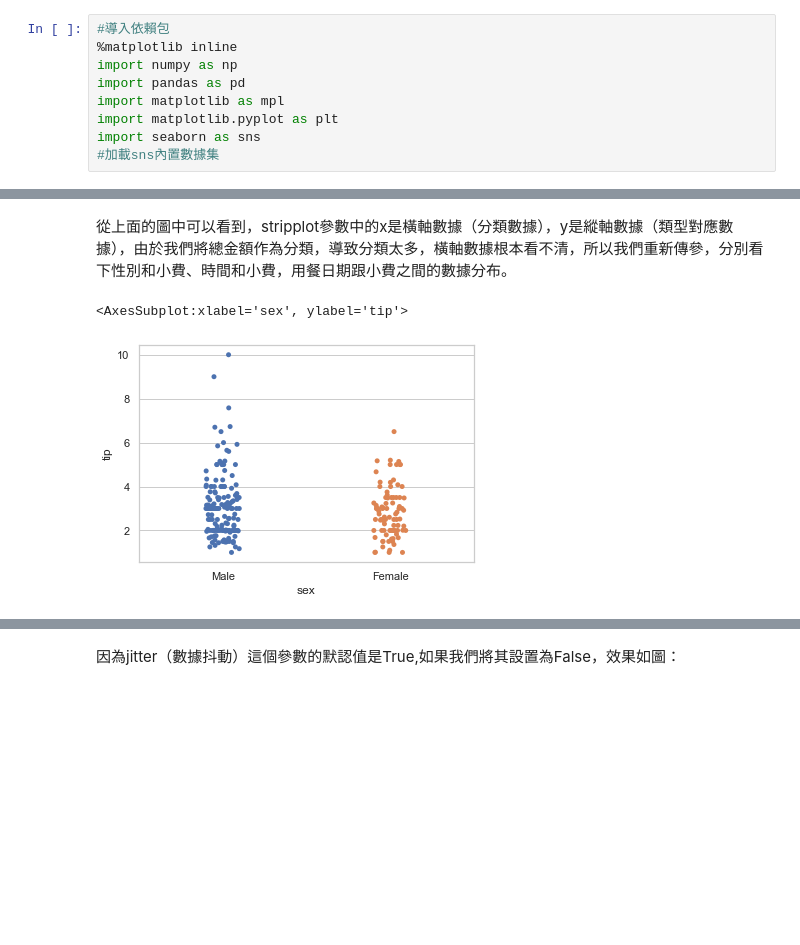
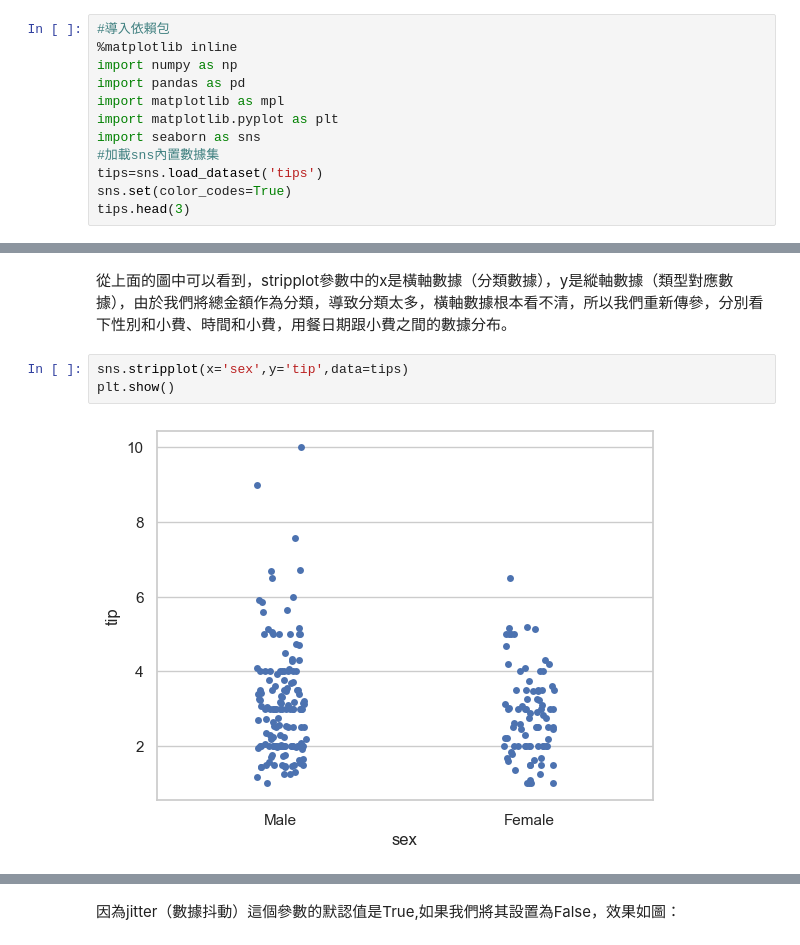
Before and after one commit to mozzaray/IMLP433, a Jupyter notebook: Unit02/2.4.2_Seaborn數據視覺化.ipynb, the cells around one changed output, grey strips where cells are left out. Saved outputs shown, nothing was run; the diff lists cells and outputs as text; blank space fills up the shorter version.

```diff
--- a/Unit02/2.4.2_Seaborn數據視覺化.ipynb
+++ b/Unit02/2.4.2_Seaborn數據視覺化.ipynb
@@ -155,6 +155,9 @@ import matplotlib as mpl
 import matplotlib.pyplot as plt
 import seaborn as sns
 #加載sns內置數據集
+tips=sns.load_dataset('tips')
+sns.set(color_codes=True)
+tips.head(3)
 # %% [output]
 |  | total_bill | tip | sex | smoker | day | time | size |
 | 0 | 16.99 | 1.01 | Female | No | Sun | Dinner | 2 |
@@ -196,7 +205,8 @@ tips = sns.load_dataset("tips")
 # %% [markdown]
 從上面的圖中可以看到，stripplot參數中的x是橫軸數據（分類數據），y是縱軸數據（類型對應數據），由於我們將總金額作為分類，導致分類太多，橫軸數據根本看不清，所以我們重新傳參，分別看下性別和小費、時間和小費，用餐日期跟小費之間的數據分布。
 # %%
+sns.stripplot(x='sex',y='tip',data=tips)
+plt.show()
 # %% [output]
-<AxesSubplot:xlabel='sex', ylabel='tip'>
-[figure, old version]
+[figure, new version]
 # %%
```
Also changed, not shown: parts of 11 cells of this notebook, 1 other file.
